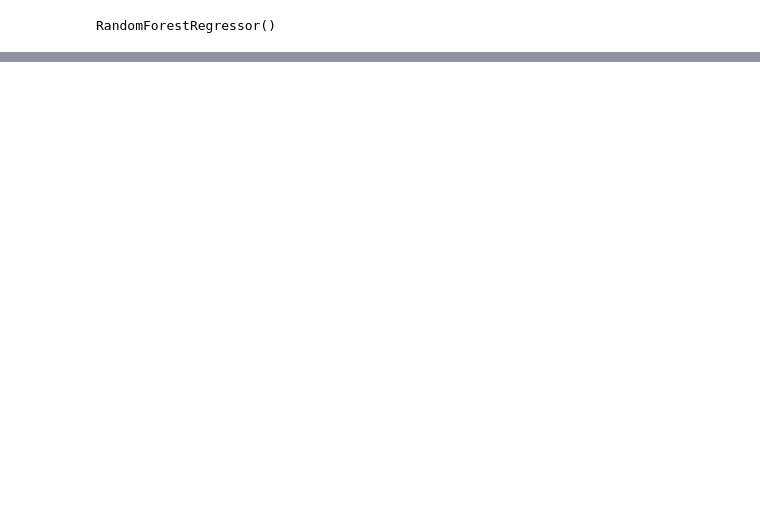
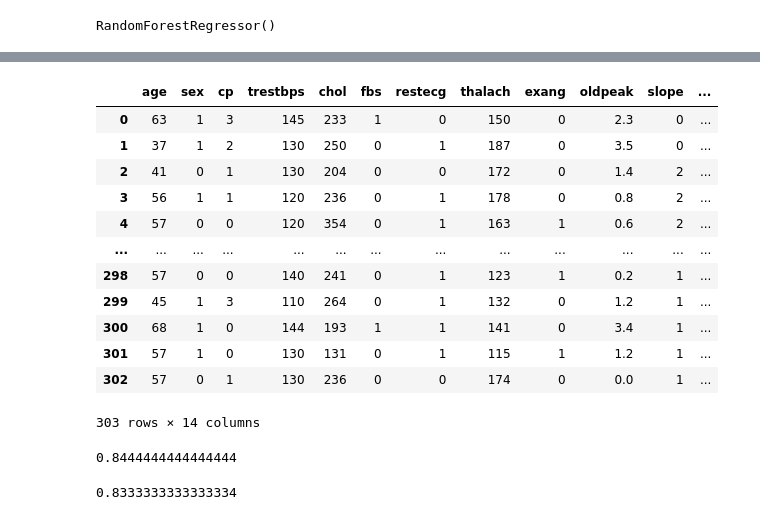
Before and after one commit to VishalMoradia/ML-Practice, a Jupyter notebook: RegressionMetrics.ipynb, the cells around one changed output, grey strips where cells are left out. Drawn from its saved outputs; the diff is of its cells as text; code cells hidden in the pictures; blank space fills up the shorter version.

```diff
--- a/RegressionMetrics.ipynb
+++ b/RegressionMetrics.ipynb
@@ -279,0 +304,9 @@ mean_squared_error(y_test, model.predict(X_test))
+# %%
+import pandas as pd
+import numpy as np
+
+from sklearn.model_selection import cross_val_score
+from sklearn.ensemble import RandomForestClassifier
+
+df = pd.read_csv('/heart-disease.csv')
+df.head()
@@ -279,0 +357,16 @@ mean_squared_error(y_test, model.predict(X_test))
+# %%
+df
+# %% [output]
+|  | age | sex | cp | trestbps | chol | fbs | restecg | thalach | exang | oldpeak | slope | ... |
+| 0 | 63 | 1 | 3 | 145 | 233 | 1 | 0 | 150 | 0 | 2.3 | 0 | ... |
+| 1 | 37 | 1 | 2 | 130 | 250 | 0 | 1 | 187 | 0 | 3.5 | 0 | ... |
+| 2 | 41 | 0 | 1 | 130 | 204 | 0 | 0 | 172 | 0 | 1.4 | 2 | ... |
+| 3 | 56 | 1 | 1 | 120 | 236 | 0 | 1 | 178 | 0 | 0.8 | 2 | ... |
+| 4 | 57 | 0 | 0 | 120 | 354 | 0 | 1 | 163 | 1 | 0.6 | 2 | ... |
+| ... | ... | ... | ... | ... | ... | ... | ... | ... | ... | ... | ... | ... |
+| 298 | 57 | 0 | 0 | 140 | 241 | 0 | 1 | 123 | 1 | 0.2 | 1 | ... |
+| 299 | 45 | 1 | 3 | 110 | 264 | 0 | 1 | 132 | 0 | 1.2 | 1 | ... |
+| 300 | 68 | 1 | 0 | 144 | 193 | 1 | 1 | 141 | 0 | 3.4 | 1 | ... |
+| 301 | 57 | 1 | 0 | 130 | 131 | 0 | 1 | 115 | 1 | 1.2 | 1 | ... |
+| 302 | 57 | 0 | 1 | 130 | 236 | 0 | 0 | 174 | 0 | 0.0 | 1 | ... |
+303 rows × 14 columns
@@ -279,0 +408,10 @@ mean_squared_error(y_test, model.predict(X_test))
+# %%
+baseline_metrics_a = accuracy_score(y_valid, y_preds)
+baseline_metrics_a
+# %% [output]
+0.8444444444444444
+# %%
+baseline_metrics_r = recall_score(y_valid, y_preds)
+baseline_metrics_r
+# %% [output]
+0.8333333333333334
```
Also changed, not shown: parts of 18 cells of this notebook.
